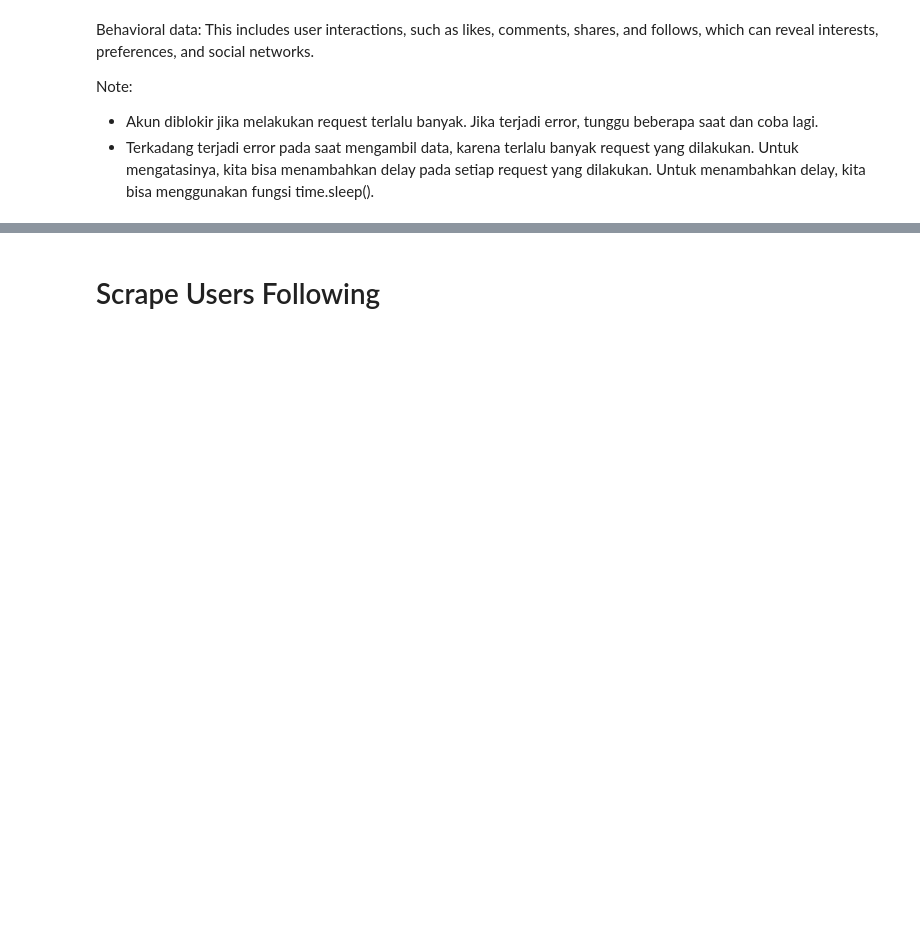
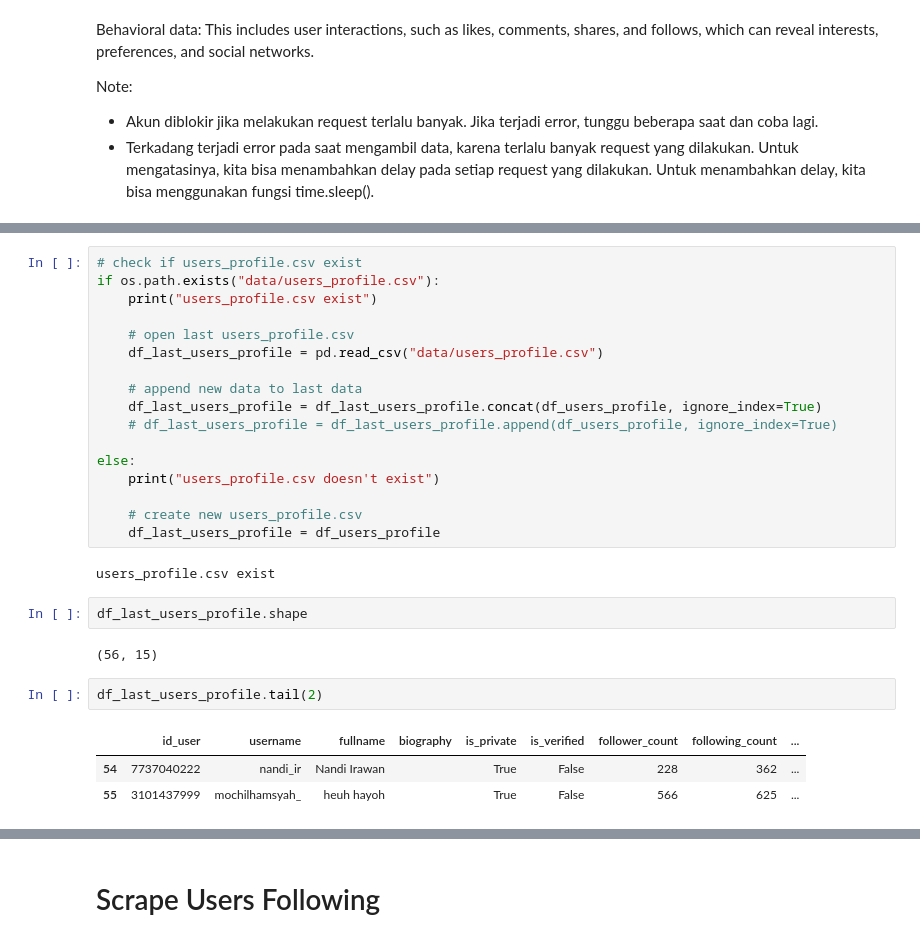
Before and after one commit to hiseulgi/intro-selenium, a Jupyter notebook: projects/scrape_behavioral_data.ipynb, the cells around one changed output, grey strips where cells are left out. Cells and saved outputs as stored; diff of their text form; blank space fills up the shorter version.

```diff
--- a/projects/scrape_behavioral_data.ipynb
+++ b/projects/scrape_behavioral_data.ipynb
@@ -29,0 +187,29 @@ Note:
+# %%
+# check if users_profile.csv exist
+if os.path.exists("data/users_profile.csv"):
+    print("users_profile.csv exist")
+
+    # open last users_profile.csv
+    df_last_users_profile = pd.read_csv("data/users_profile.csv")
+
+    # append new data to last data
+    df_last_users_profile = df_last_users_profile.concat(df_users_profile, ignore_index=True)
+    # df_last_users_profile = df_last_users_profile.append(df_users_profile, ignore_index=True)
+
+else:
+    print("users_profile.csv doesn't exist")
+
+    # create new users_profile.csv
+    df_last_users_profile = df_users_profile
+# %% [output]
+users_profile.csv exist
+# %%
+df_last_users_profile.shape
+# %% [output]
+(56, 15)
+# %%
+df_last_users_profile.tail(2)
+# %% [output]
+|  | id_user | username | fullname | biography | is_private | is_verified | follower_count | following_count | ... |
+| 54 | 7737040222 | nandi_ir | Nandi Irawan |  | True | False | 228 | 362 | ... |
+| 55 | 3101437999 | mochilhamsyah_ | heuh hayoh |  | True | False | 566 | 625 | ... |
```
Also changed, not shown: parts of 18 cells of this notebook, 3 other files.
